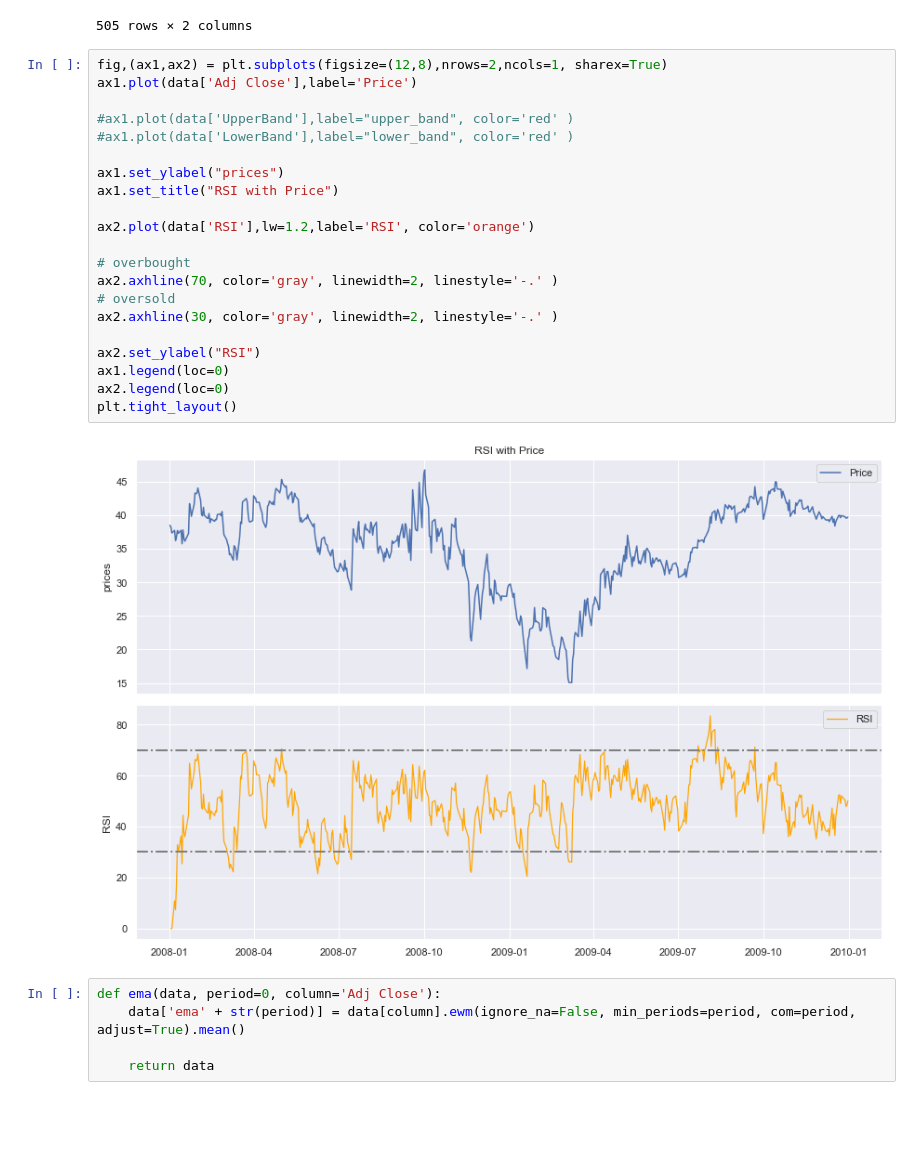
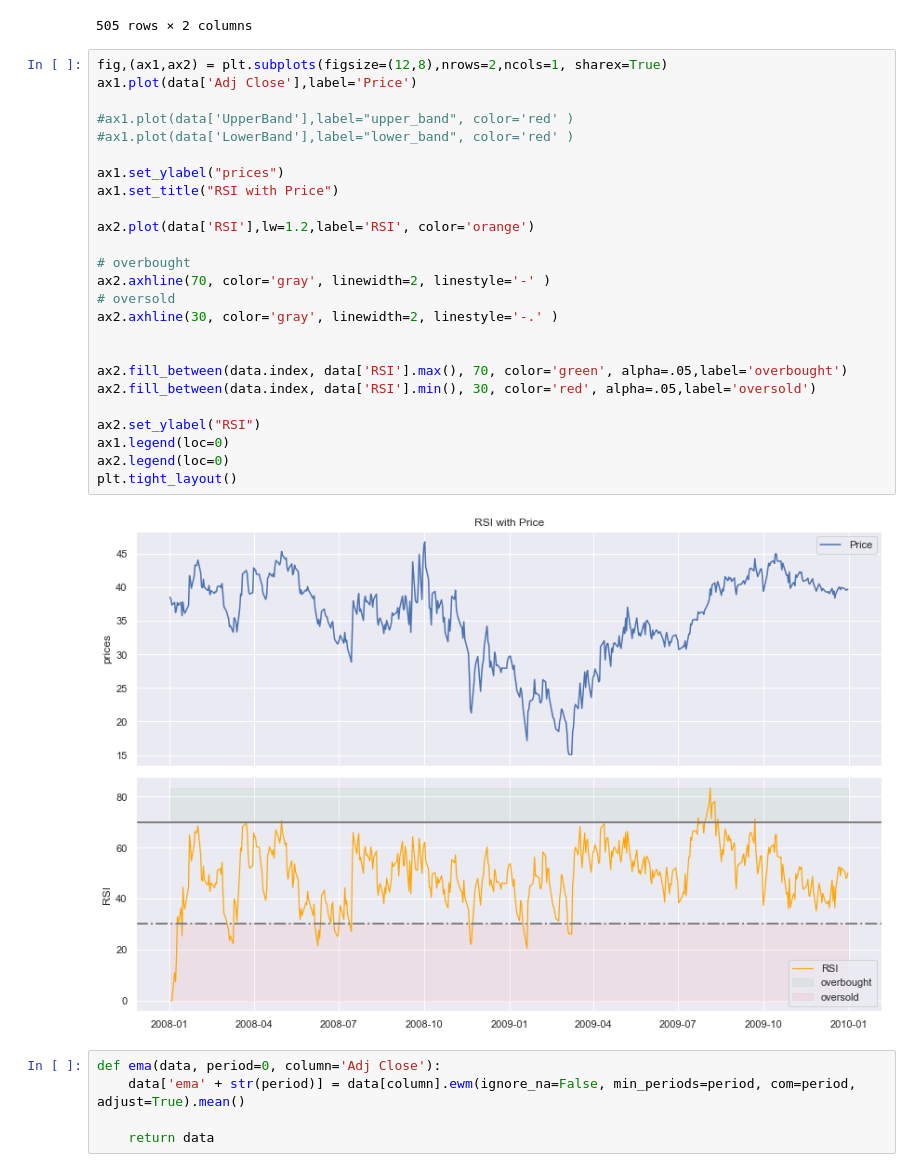
Before and after one commit to uday625/financial-analysi, a Jupyter notebook: 04-Visualization/03-Indicator/Indicator.ipynb, the cells around one changed output. Cells and saved outputs as stored; diff of their text form; blank space fills up the shorter version.

```diff
--- a/04-Visualization/03-Indicator/Indicator.ipynb
+++ b/04-Visualization/03-Indicator/Indicator.ipynb
@@ -237,26 +334,30 @@ data
 # %%
 fig,(ax1,ax2) = plt.subplots(figsize=(12,8),nrows=2,ncols=1, sharex=True)
 ax1.plot(data['Adj Close'],label='Price')
 
 #ax1.plot(data['UpperBand'],label="upper_band", color='red' )
 #ax1.plot(data['LowerBand'],label="lower_band", color='red' )
 
 ax1.set_ylabel("prices")
 ax1.set_title("RSI with Price")
 
 ax2.plot(data['RSI'],lw=1.2,label='RSI', color='orange')
 
 # overbought
-ax2.axhline(70, color='gray', linewidth=2, linestyle='-.' )
+ax2.axhline(70, color='gray', linewidth=2, linestyle='-' )
 # oversold
 ax2.axhline(30, color='gray', linewidth=2, linestyle='-.' )
+
+
+ax2.fill_between(data.index, data['RSI'].max(), 70, color='green', alpha=.05,label='overbought')
+ax2.fill_between(data.index, data['RSI'].min(), 30, color='red', alpha=.05,label='oversold')
 
 ax2.set_ylabel("RSI")
 ax1.legend(loc=0)
 ax2.legend(loc=0)
 plt.tight_layout()
 # %% [output]
-[figure, old version]
+[figure, new version]
 # %%
 def ema(data, period=0, column='Adj Close'):
     data['ema' + str(period)] = data[column].ewm(ignore_na=False, min_periods=period, com=period, adjust=True).mean()
```
Also changed, not shown: parts of 42 cells of this notebook.
